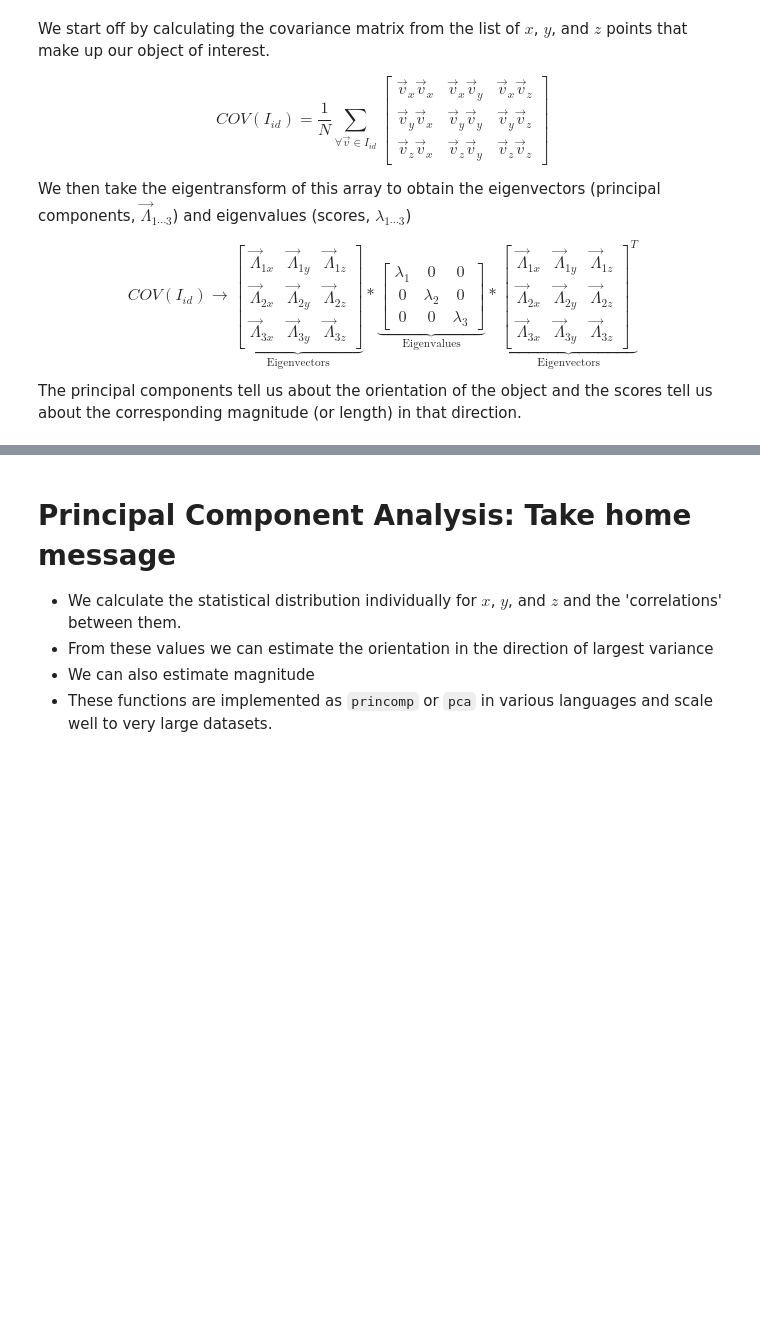
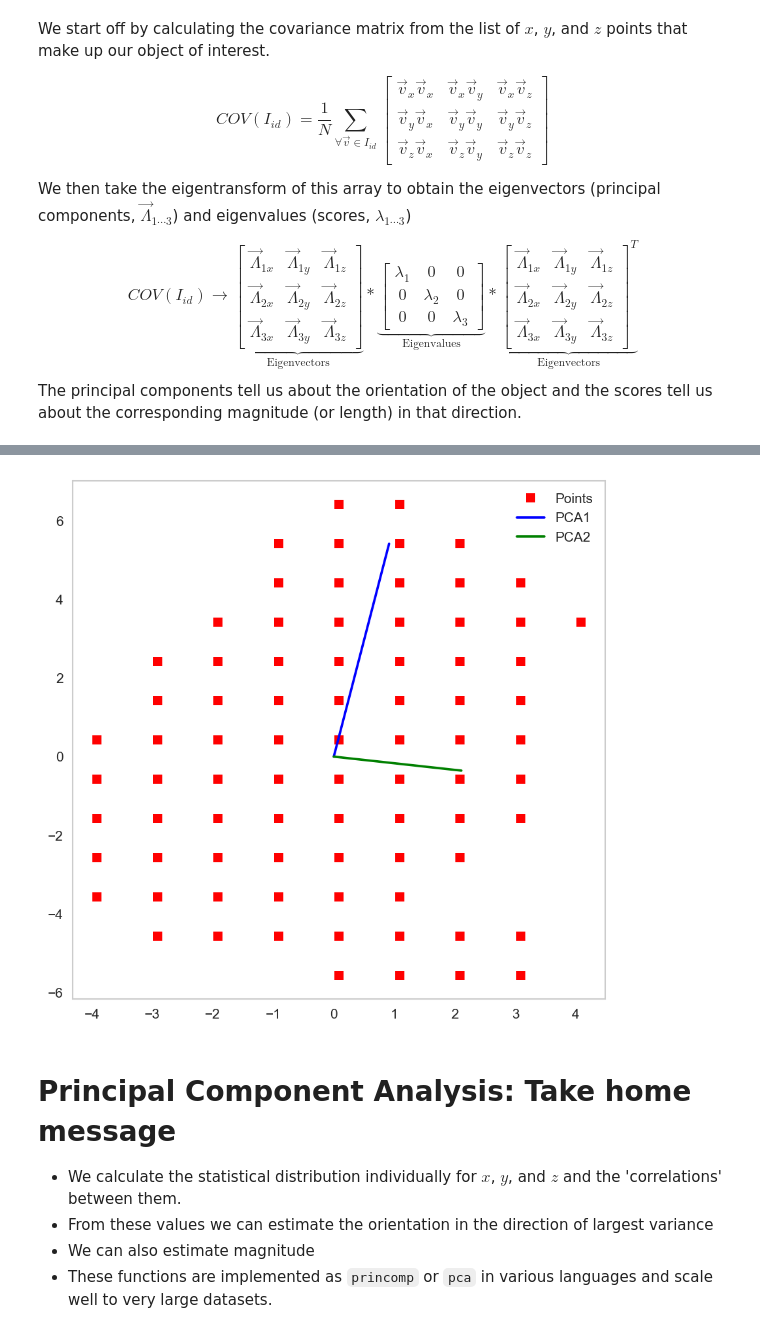
Before and after one commit to kmader/Quantitative-Big-Imaging-2018, a Jupyter notebook: Lectures/06-ShapeAnalysis.ipynb, the cells around one changed output, grey strips where cells are left out. Saved outputs shown, nothing was run; the diff lists cells and outputs as text; code cells hidden in the pictures; blank space fills up the shorter version.

```diff
--- a/Lectures/06-ShapeAnalysis.ipynb
+++ b/Lectures/06-ShapeAnalysis.ipynb
@@ -1221,3 +1256,22 @@ The principal components tell us about the orientation of the object and the sco
+# %%
+_, (ax1) = plt.subplots(1, 1,
+                        figsize=(7, 7),
+                        dpi=150)
+
+
+ax1.plot(xy_pts[:,0]-np.mean(xy_pts[:,0]),
+         xy_pts[:,1]-np.mean(xy_pts[:,1]), 'rs', label = 'Points')
+ax1.plot([0, shape_pca.explained_variance_[0]/2*shape_pca.components_[0,0]],
+         [0, shape_pca.explained_variance_[0]/2*shape_pca.components_[0,1]], 'b-',
+         label = 'PCA1'
+        )
+ax1.plot([0, shape_pca.explained_variance_[1]/2*shape_pca.components_[1,0]],
+         [0, shape_pca.explained_variance_[1]/2*shape_pca.components_[1,1]], 'g-',
+         label = 'PCA2'
+        )
+ax1.legend();
+# %% [output]
+[figure, added]
 # %% [markdown]
 # Principal Component Analysis: Take home message
 
```
Also changed, not shown: parts of 2 cells of this notebook.
